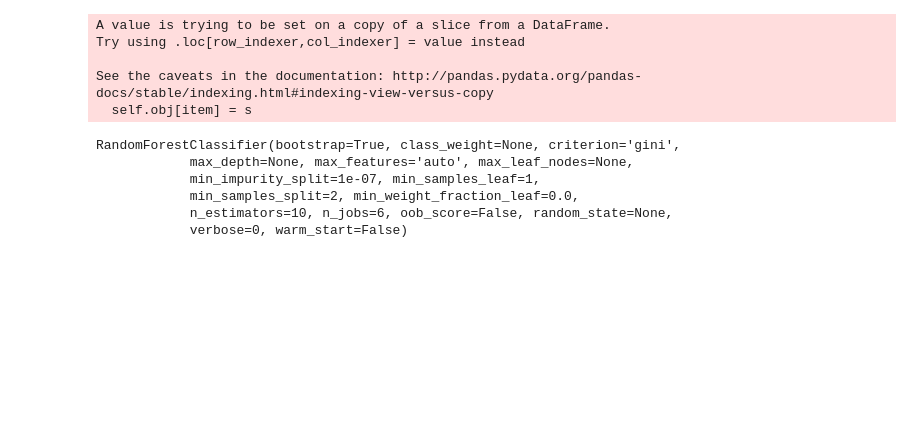
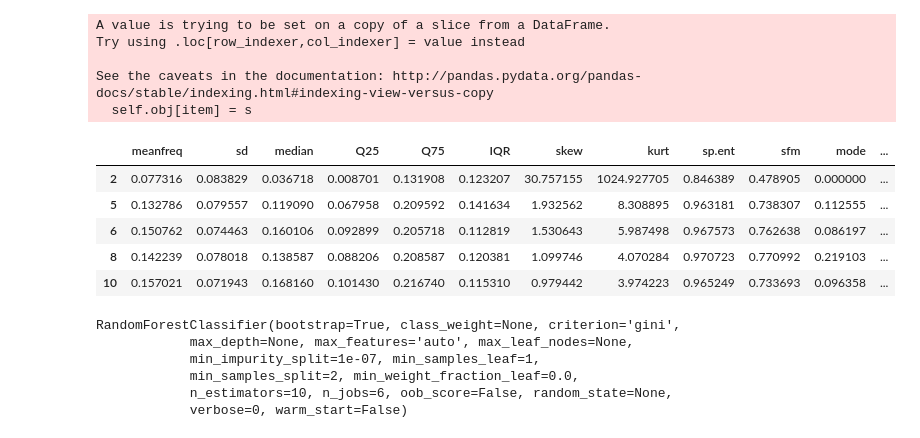
Before and after one commit to matthiasBender/movielens, a Jupyter notebook: Pandas Intro.ipynb, the cells around one changed output. Cells and saved outputs as stored; diff of their text form; code cells hidden in the pictures; blank space fills up the shorter version.

```diff
--- a/Pandas Intro.ipynb
+++ b/Pandas Intro.ipynb
@@ -277,4 +298,14 @@ Try using .loc[row_indexer,col_indexer] = value instead
 
 See the caveats in the documentation: http://pandas.pydata.org/pandas-docs/stable/indexing.html#indexing-view-versus-copy
   self.obj[item] = s
+# %%
+df_train.ix[:,:-1]
+train_labels = df_train.label
+# %% [output]
+|  | meanfreq | sd | median | Q25 | Q75 | IQR | skew | kurt | sp.ent | sfm | mode | ... |
+| 2 | 0.077316 | 0.083829 | 0.036718 | 0.008701 | 0.131908 | 0.123207 | 30.757155 | 1024.927705 | 0.846389 | 0.478905 | 0.000000 | ... |
+| 5 | 0.132786 | 0.079557 | 0.119090 | 0.067958 | 0.209592 | 0.141634 | 1.932562 | 8.308895 | 0.963181 | 0.738307 | 0.112555 | ... |
+| 6 | 0.150762 | 0.074463 | 0.160106 | 0.092899 | 0.205718 | 0.112819 | 1.530643 | 5.987498 | 0.967573 | 0.762638 | 0.086197 | ... |
+| 8 | 0.142239 | 0.078018 | 0.138587 | 0.088206 | 0.208587 | 0.120381 | 1.099746 | 4.070284 | 0.970723 | 0.770992 | 0.219103 | ... |
+| 10 | 0.157021 | 0.071943 | 0.168160 | 0.101430 | 0.216740 | 0.115310 | 0.979442 | 3.974223 | 0.965249 | 0.733693 | 0.096358 | ... |
 # %%
```
Also changed, not shown: parts of 7 cells of this notebook.
